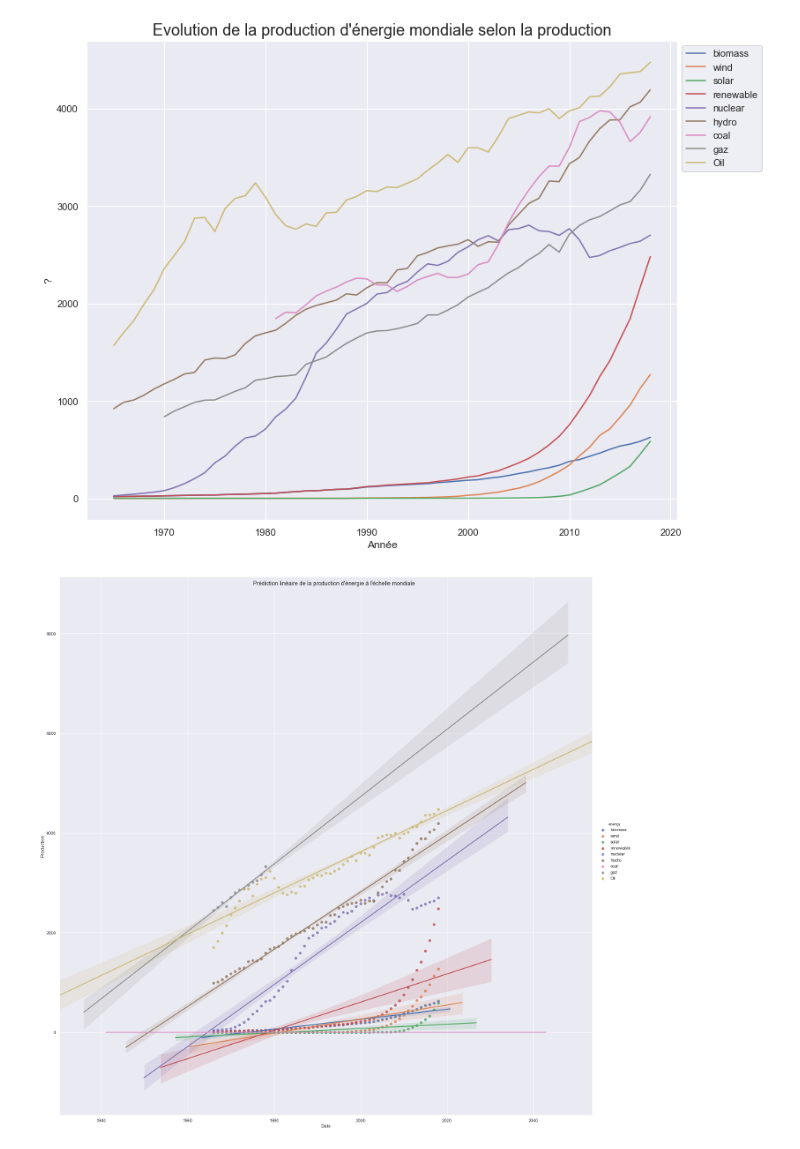
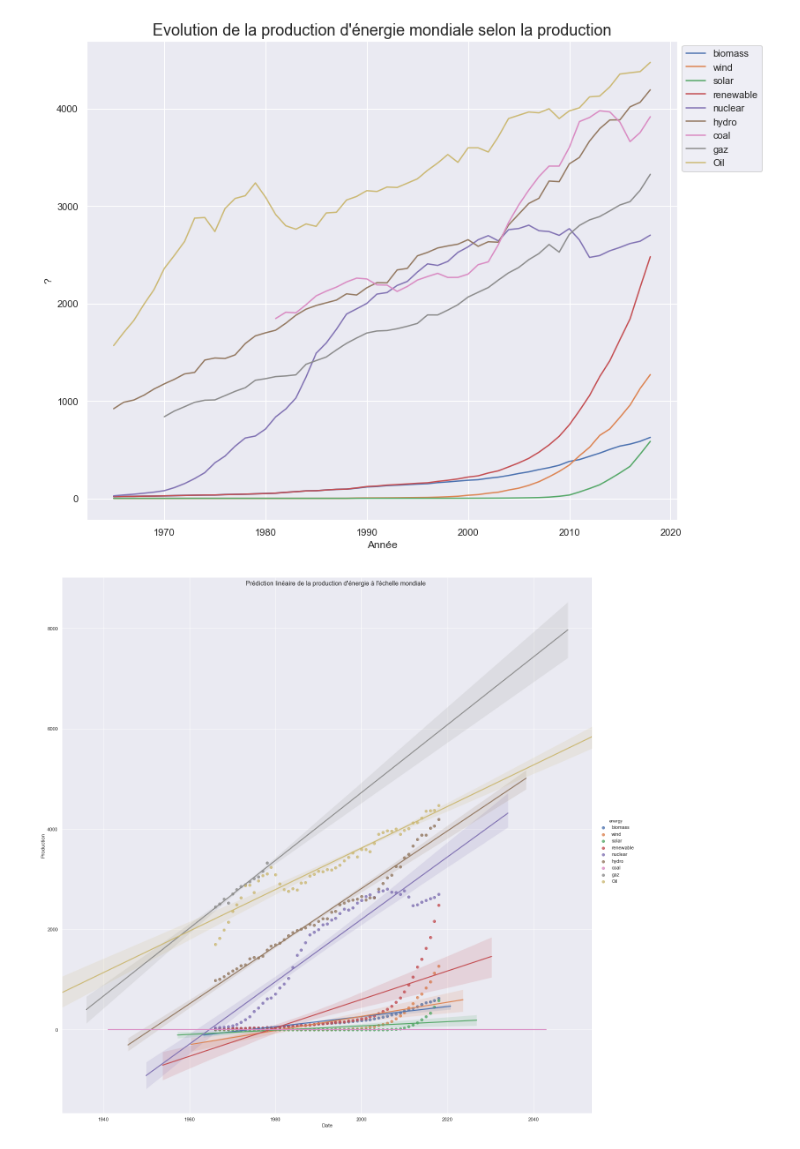
Before and after one commit to KevinFerin/HackatonMDI720, a Jupyter notebook: src/Hackathon.ipynb, the cells around one changed output. Saved outputs shown, nothing was run; the diff lists cells and outputs as text; code cells hidden in the pictures.

```diff
--- a/src/Hackathon.ipynb
+++ b/src/Hackathon.ipynb
@@ -193,7 +193,7 @@ t.Date=t.Date.astype(int)
 # %%
 import seaborn as sns; sns.set(color_codes=True)
 t=t[t["variable"]=="Total World"]
 
-g = sns.lmplot(x="Date", y="Production", hue="energy", data=t, height=20).fig.suptitle("Prédiction linéaire de la production d'énergie à l'échelle mondiale")
+g = sns.lmplot(x="Date", y="Production", hue="energy", data=t, height=18).fig.suptitle("Prédiction linéaire de la production d'énergie à l'échelle mondiale")
 # %% [output]
-[figure, old version]
+[figure, new version]
```
